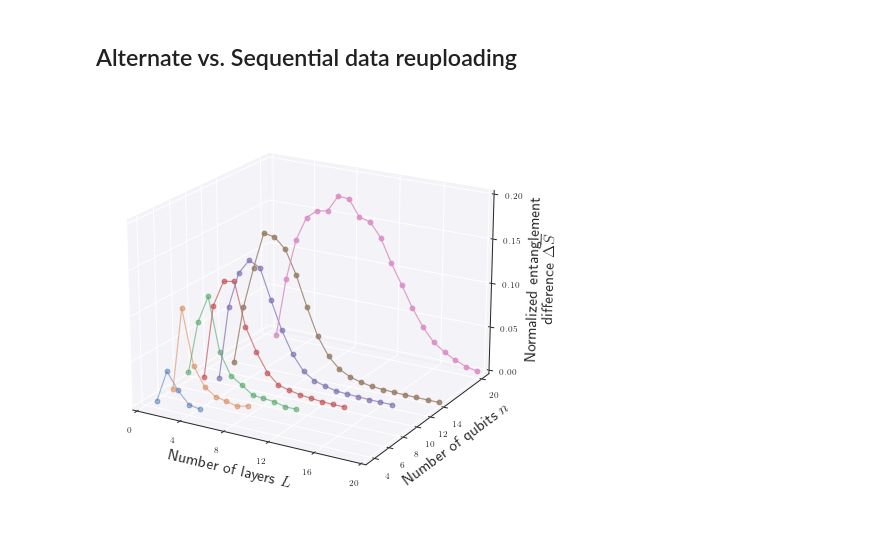
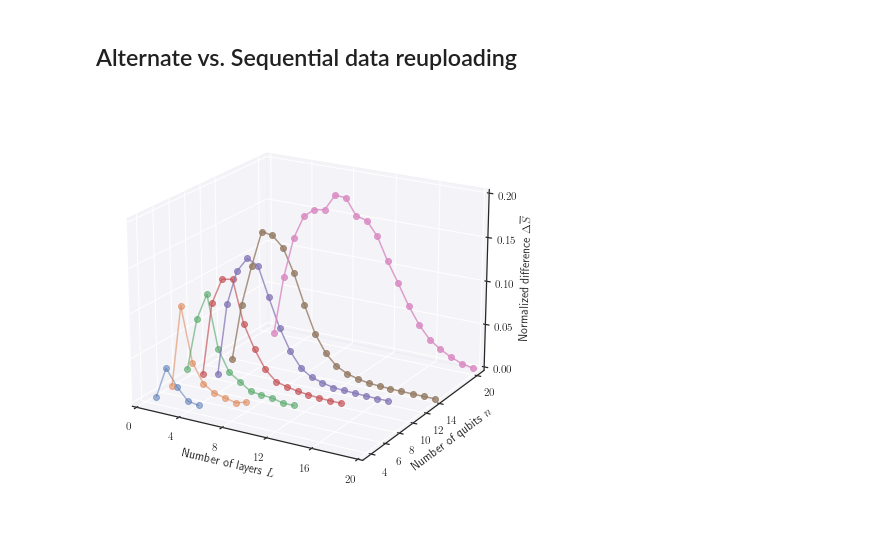
Before and after one commit to mballarin97/mps_qnn, a Jupyter notebook: examples/Entanglement.ipynb, the cells around one changed output. Drawn from its saved outputs; the diff is of its cells as text; code cells hidden in the pictures.

```diff
--- a/examples/Entanglement.ipynb
+++ b/examples/Entanglement.ipynb
@@ -7,8 +7,7 @@ import matplotlib
 matplotlib.rcParams['text.usetex'] = True
 
 import seaborn as sns
-cmap = sns.color_palette(as_cmap=True)
-sns.set_context("paper")
+cmap = sns.color_palette('deep', as_cmap=True)
 
 # Useful libraries
 import numpy as np
@@ -20,8 +19,9 @@ pp = pprint.PrettyPrinter(indent=4)
 # Simulation experiment
 from qcircha.utils import gather_data, list_data
 from qcircha.circuit_selector import pick_circuit
+from qcircha.experiments import compute_bond_entanglement
 
 # Path of the simulation data
-data_path = "./data/data/ent_scaling/"
+data_path = "./data/ent_scaling/"
 list_data(path=data_path)
 # %% [output]
@@ -436,7 +408,16 @@ NameError: name 'ent_list' is not defined
 # %% [markdown]
 Generating data
 # %%
-#%%capture
+%%capture
+
+# Quantum Cirucit structure
+num_qubits = 8
+alternate = True
+
+# Choose simulation backend
+#backend = 'MPS'
+backend = 'Aer'
+
 feature_map = 'ZZFeatureMap'
 var_ansatz = 'TwoLocal'
 ent_list, max_ent = compute_bond_entanglement(num_qubits,
@@ -538,6 +545,8 @@ plt.show()
 # %% [markdown]
 ## Alternate vs. Sequential data reuploading
 # %%
+import seaborn as sns
+import numpy as np
 from mpl_toolkits.mplot3d import Axes3D
 import matplotlib.pylab as pl
 
@@ -545,21 +554,18 @@ import matplotlib.pyplot as plt
 import matplotlib
 matplotlib.rcParams['text.usetex'] = True
 
-import numpy as np
-import seaborn as sns
-cmap = sns.color_palette(as_cmap=True)
-sns.set_context("paper")
+cmap = sns.color_palette('deep', as_cmap=True)
 # %%
 sns.set_style('white')
 
 num_qubs = [4, 6, 8, 10, 12, 14, 20, 30, 40, 50]
-abbas = {nq: [np.loadtxt(f'data/data/marcos_plot/alternate_abbas{nq}.npy'), np.loadtxt(f'data/data/marcos_plot/non_alternate_abbas{nq}.npy')] for nq in num_qubs}
+abbas = {nq: [np.loadtxt(f'data/marcos_plot/alternate_abbas{nq}.npy'), np.loadtxt(f'data/marcos_plot/non_alternate_abbas{nq}.npy')] for nq in num_qubs}
 
 fig = plt.figure(figsize=(9.6, 6))
 ax = pl.subplot(projection='3d')
 
 alphas = np.linspace(0.5, 1, len(num_qubs))
-colors = plt.cm.jet(np.linspace(0, 1, len(num_qubs)))
+#colors = plt.cm.jet(np.linspace(0, 1, len(num_qubs)))
 
 num_qubs = [4, 6, 8, 10, 12, 14, 20]
 for idx, nq in enumerate(num_qubs):
@@ -584,37 +590,41 @@ for idx, nq in enumerate(num_qubs):
 
     ax.plot(xs, y, z, ls="-", marker="o", c=cmap[idx], label=f'Num qub={nq}', alpha = alphas[idx])
 
-ax.set_xlabel('Number of layers $L$', labelpad=3, fontsize=16)
-ax.set_zlabel('Normalized entanglement \n difference $\Delta \overline{S}$', labelpad=10, fontsize=16)
-ax.set_ylabel('Number of qubits $n$', labelpad=3, fontsize=16)
+ax.set_xlabel('Number of layers $L$', labelpad=3, fontsize = 12)
+ax.set_zlabel('Normalized difference $\Delta \overline{S}$', labelpad=3, fontsize=12)
+ax.set_ylabel('Number of qubits $n$', labelpad=3, fontsize=12)
+
+#ax.set_xlabel('$L$', labelpad=3, fontsize = 14)
+#ax.set_zlabel('$\Delta \overline{S}$', labelpad=3, fontsize=14)
+#ax.set_ylabel('$n$', labelpad=3, fontsize=14)
 
 ax.set_xlim(0, 20)
 ax.set_zlim(0, 0.2)
 
 ax.set_xticks(np.arange(0, 21, 4, dtype=int))
 ax.set_yticks(num_qubs)
 ax.set_zticks(np.linspace(0, 0.2, 5))
 
 # Set color to white (or whatever is "invisible")
 ax.xaxis.pane.set_edgecolor('w')
 ax.yaxis.pane.set_edgecolor('w')
 ax.zaxis.pane.set_edgecolor('w')
 
 # Grid color setup
 ax.xaxis._axinfo["grid"].update({"linewidth": 1, 'linestyle':'-', 'alpha':0.5, 'color':'w'})
 ax.yaxis._axinfo["grid"].update({"linewidth": 1, 'linestyle': '-', 'alpha': 0.5, 'color': 'w'})
 ax.zaxis._axinfo["grid"].update({"linewidth": 1, 'linestyle': '-', 'alpha': 0.5, 'color': 'w'})
 #ax.grid(False)
 
 # Pane color setup
 ax.xaxis.pane.set_color('#EAEAF2')
 ax.yaxis.pane.set_color('#EAEAF2')  # E6E6f2 # #EAEAF2
 ax.zaxis.pane.set_color('#EAEAF2')
 
 # Change view angle (standard is 30, -60)
 ax.view_init(20, -60)
 
-fig.tight_layout()
-plt.savefig("entanglement_diff_3d_new.pdf", format='pdf', bbox_inches='tight')
+plt.tight_layout()
+plt.savefig("entanglement_diff_3d_final.pdf", format='pdf', bbox_inches="tight")
 # %% [output]
-[figure, old version]
+[figure, new version]
```
Also changed, not shown: parts of 11 cells of this notebook, 2 other files.
